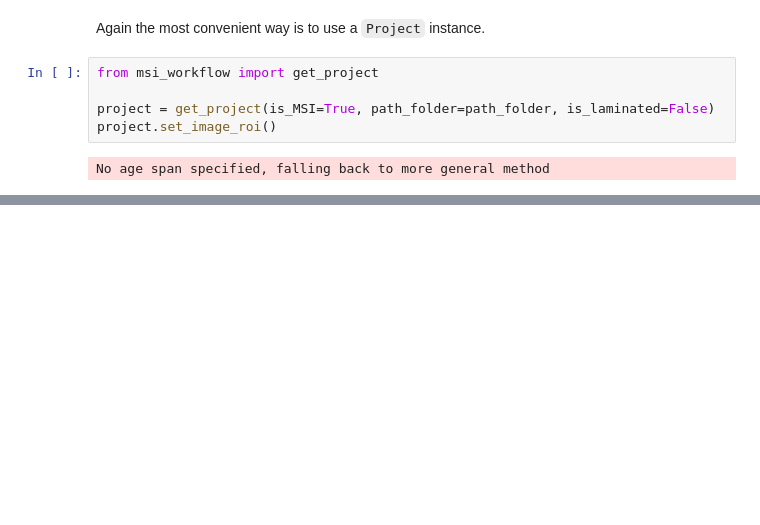
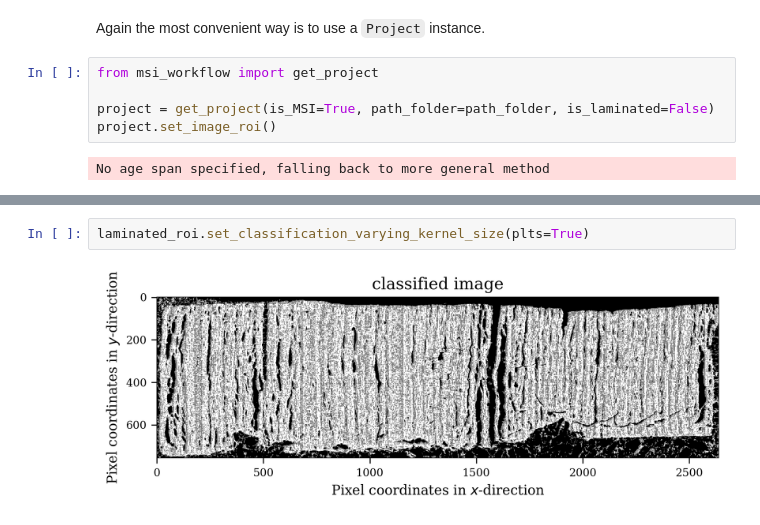
Before and after one commit to yaza11/maspim, a Jupyter notebook: Notebooks/05_ImageROI.ipynb, the cells around one changed output, grey strips where cells are left out. Cells and saved outputs as stored; diff of their text form; blank space fills up the shorter version.

```diff
--- a/Notebooks/05_ImageROI.ipynb
+++ b/Notebooks/05_ImageROI.ipynb
@@ -77,0 +87,4 @@ We now are entering the area where you have to choose whether your samples are l
+# %%
+laminated_roi.set_classification_varying_kernel_size(plts=True)
+# %% [output]
+[figure, added]
```
Also changed, not shown: parts of 14 cells of this notebook, 17 other files.
